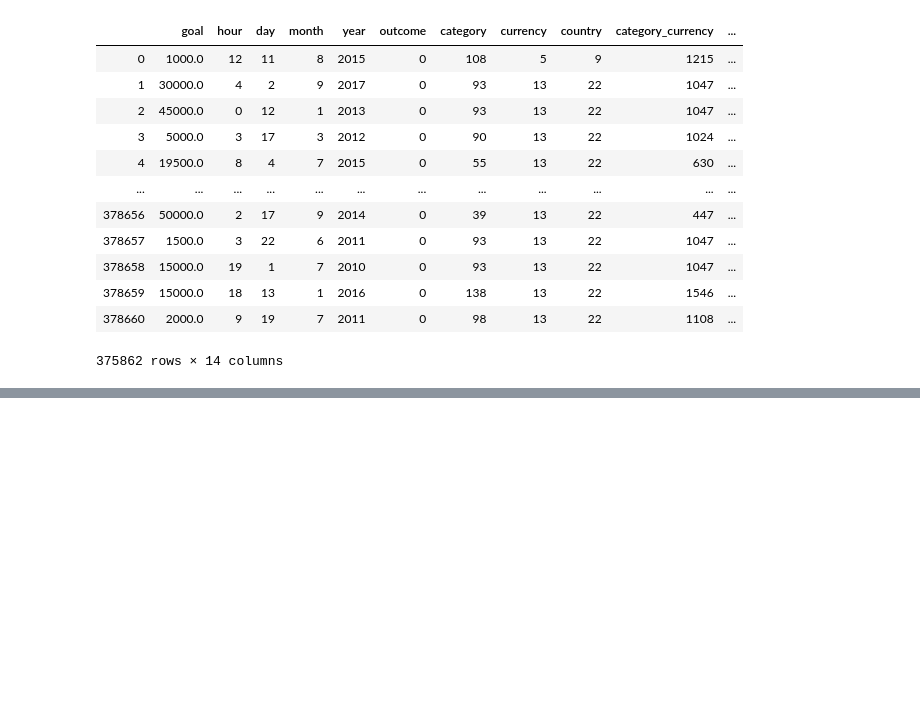
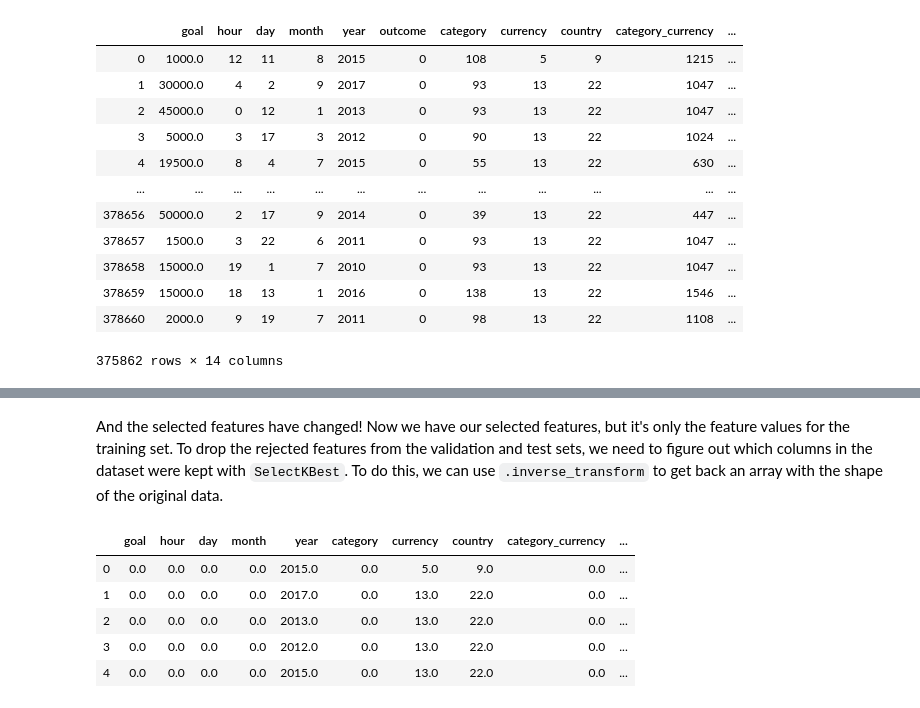
Before and after one commit to tyler-wel/kaggle_training, a Jupyter notebook: 4_feature_engineering/feature_engineering_overview.ipynb, the cells around one changed output, grey strips where cells are left out. Cells and saved outputs as stored; diff of their text form; code cells hidden in the pictures; blank space fills up the shorter version.

Commit message:
finished feature_select notes

````diff
--- a/4_feature_engineering/feature_engineering_overview.ipynb
+++ b/4_feature_engineering/feature_engineering_overview.ipynb
@@ -608,0 +634,9 @@ baseline
+# %%
+feature_cols = baseline.columns.drop('outcome')
+train, valid, _ = fe.get_kickstarter_splits(baseline)
+
+# Keep 5 features
+selector = SelectKBest(f_classif, k=5)
+
+X_new = selector.fit_transform(train[feature_cols], train['outcome'])
+X_new
@@ -608,0 +651,15 @@ baseline
+# %% [markdown]
+And the selected features have changed! Now we have our selected features, but it's only the feature values for the training set. To drop the rejected features from the validation and test sets, we need to figure out which columns in the dataset were kept with ```SelectKBest```. To do this, we can use ```.inverse_transform``` to get back an array with the shape of the original data.
+# %%
+# Get back the features we've kept, zero out all other features
+selected_features = pd.DataFrame(selector.inverse_transform(X_new),
+                                 index=train.index,
+                                 columns=feature_cols)
+selected_features.head()
+# %% [output]
+|  | goal | hour | day | month | year | category | currency | country | category_currency | ... |
+| 0 | 0.0 | 0.0 | 0.0 | 0.0 | 2015.0 | 0.0 | 5.0 | 9.0 | 0.0 | ... |
+| 1 | 0.0 | 0.0 | 0.0 | 0.0 | 2017.0 | 0.0 | 13.0 | 22.0 | 0.0 | ... |
+| 2 | 0.0 | 0.0 | 0.0 | 0.0 | 2013.0 | 0.0 | 13.0 | 22.0 | 0.0 | ... |
+| 3 | 0.0 | 0.0 | 0.0 | 0.0 | 2012.0 | 0.0 | 13.0 | 22.0 | 0.0 | ... |
+| 4 | 0.0 | 0.0 | 0.0 | 0.0 | 2015.0 | 0.0 | 13.0 | 22.0 | 0.0 | ... |
````
Also changed, not shown: parts of 12 cells of this notebook.
